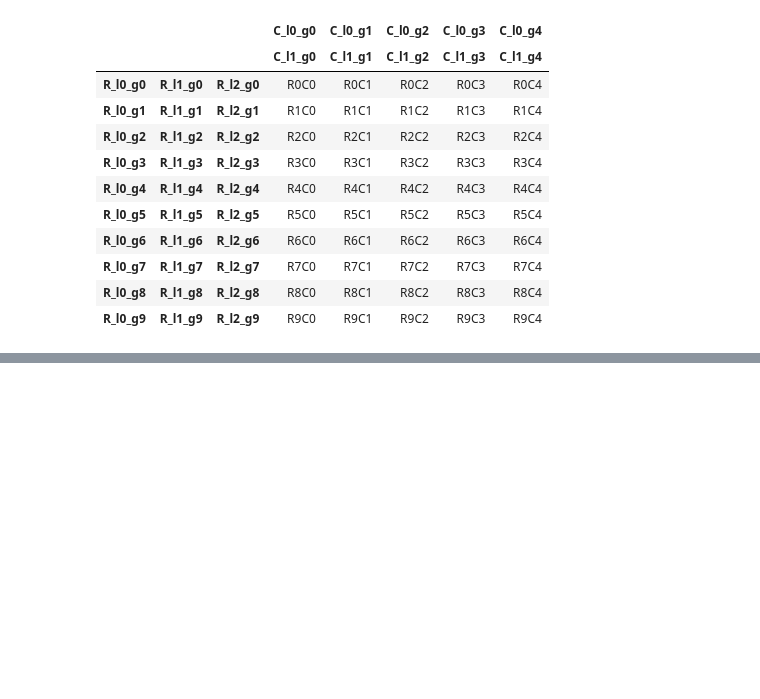
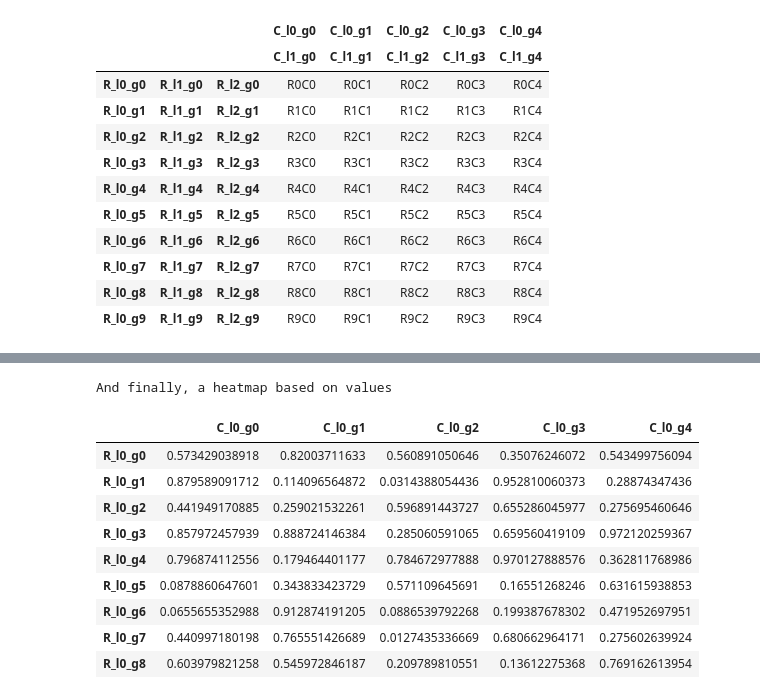
Before and after one commit to TomAugspurger/pandas, a Jupyter notebook: style.ipynb, the cells around one changed output, grey strips where cells are left out. Drawn from its saved outputs; the diff is of its cells as text; code cells hidden in the pictures; blank space fills up the shorter version.

```diff
--- a/style.ipynb
+++ b/style.ipynb
@@ -61,7 +66,7 @@ def monkeypatch_method(cls):
 
 @monkeypatch_method(pd.DataFrame)
 def style(self, rows=None, columns=None, frame=None):
-    row_styles, col_styles, frame_styles = self._build_styles(
+    styles = self._build_styles(
         rows=rows, columns=columns, frame=frame
     )
     self.to_html(styles)
@@ -82,7 +87,7 @@ def _format_sytle_args(self, rows=None, columns=None, frame=None):
             columns = {col: [x] if not com.is_list_like(x) else x
                        for col, x in columns.items()}
     if frame is not None:
-        frame = [x] if not com.is_list_like(x) else x
+        frame = [frame] if not com.is_list_like(frame) else frame
     return rows, columns, frame
 
 @monkeypatch_method(pd.DataFrame)
@@ -421,0 +459,37 @@ t.render(**ctx).split('\n')
+# %%
+def color_class(cls, color):
+    return [dict(selector="td.%s" % cls ,
+                props=[("background-color",color)])]
+def rank_col(n,ranking,u):
+    data = {i: {n: ["%s-%s" % (u,ranking[i])]} for i in range(len(ranking))}
+    return {"data": data}
+
+import uuid
+u = "U"+str(uuid.uuid1()).replace("-","_")
+df=mkdf(9,5,data_gen_f=lambda r,c:np.random.random())
+
+ranking=df.iloc[:,1].argsort().tolist()
+cell_context=rank_col(1, ranking, u)
+
+ctx= translate(df,cell_context)
+style=[]
+# http://colorbrewer2.org/
+color_scale=["#fff7ec","#fee8c8","#fdd49e","#fdbb84","#fc8d59","#ef6548","#d7301f","#b30000","#7f0000"]
+for intensity in range(9):
+    style.extend(color_class("%s-%s" % (u,intensity),color_scale[intensity]))
+
+ctx['style']=style
+ctx['caption']="And finally, a heatmap based on values"
+display(HTML(t.render(**ctx)))
+# %% [output]
+And finally, a heatmap based on values
+|  | C_l0_g0 | C_l0_g1 | C_l0_g2 | C_l0_g3 | C_l0_g4 |
+| R_l0_g0 | 0.573429038918 | 0.82003711633 | 0.560891050646 | 0.35076246072 | 0.543499756094 |
+| R_l0_g1 | 0.879589091712 | 0.114096564872 | 0.0314388054436 | 0.952810060373 | 0.28874347436 |
+| R_l0_g2 | 0.441949170885 | 0.259021532261 | 0.596891443727 | 0.655286045977 | 0.275695460646 |
+| R_l0_g3 | 0.857972457939 | 0.888724146384 | 0.285060591065 | 0.659560419109 | 0.972120259367 |
+| R_l0_g4 | 0.796874112556 | 0.179464401177 | 0.784672977888 | 0.970127888576 | 0.362811768986 |
+| R_l0_g5 | 0.0878860647601 | 0.343833423729 | 0.571109645691 | 0.16551268246 | 0.631615938853 |
+| R_l0_g6 | 0.0655655352988 | 0.912874191205 | 0.0886539792268 | 0.199387678302 | 0.471952697951 |
+| R_l0_g7 | 0.440997180198 | 0.765551426689 | 0.0127435336669 | 0.680662964171 | 0.275602639924 |
+| R_l0_g8 | 0.603979821258 | 0.545972846187 | 0.209789810551 | 0.13612275368 | 0.769162613954 |
```
Also changed, not shown: parts of 12 cells of this notebook.
